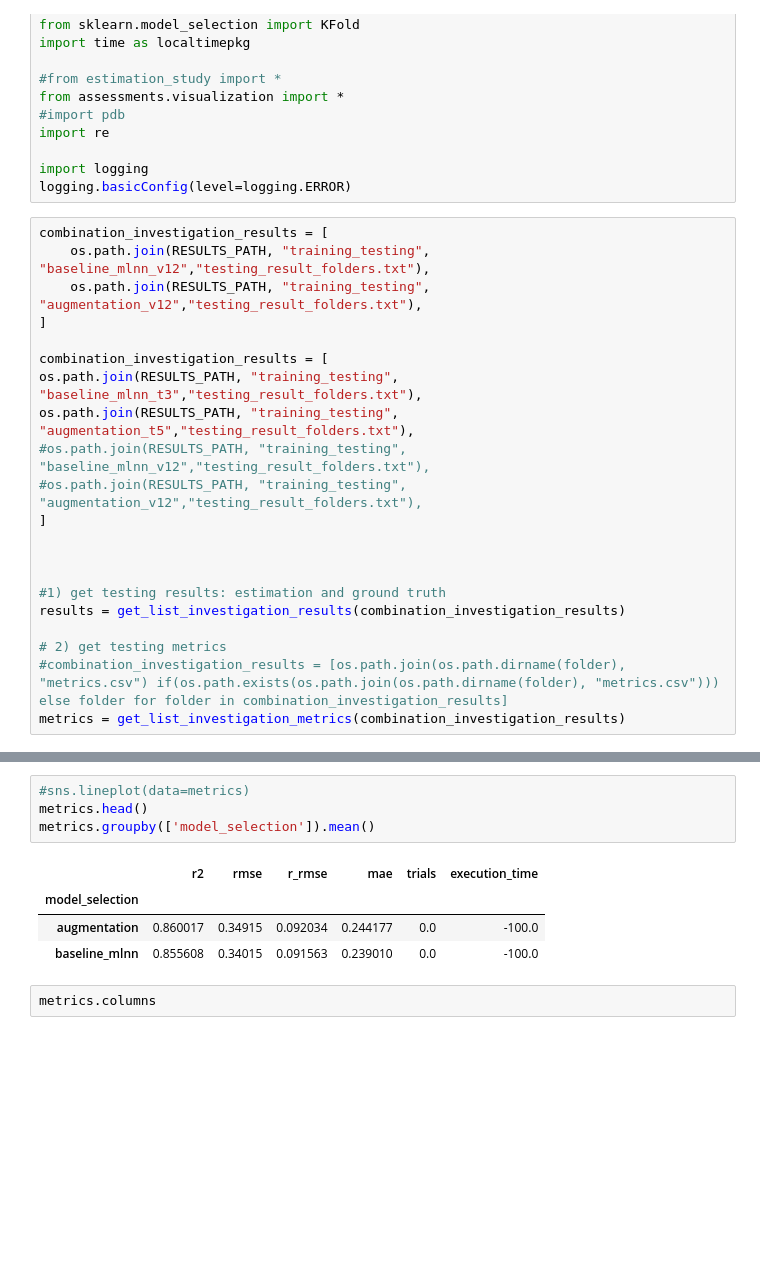
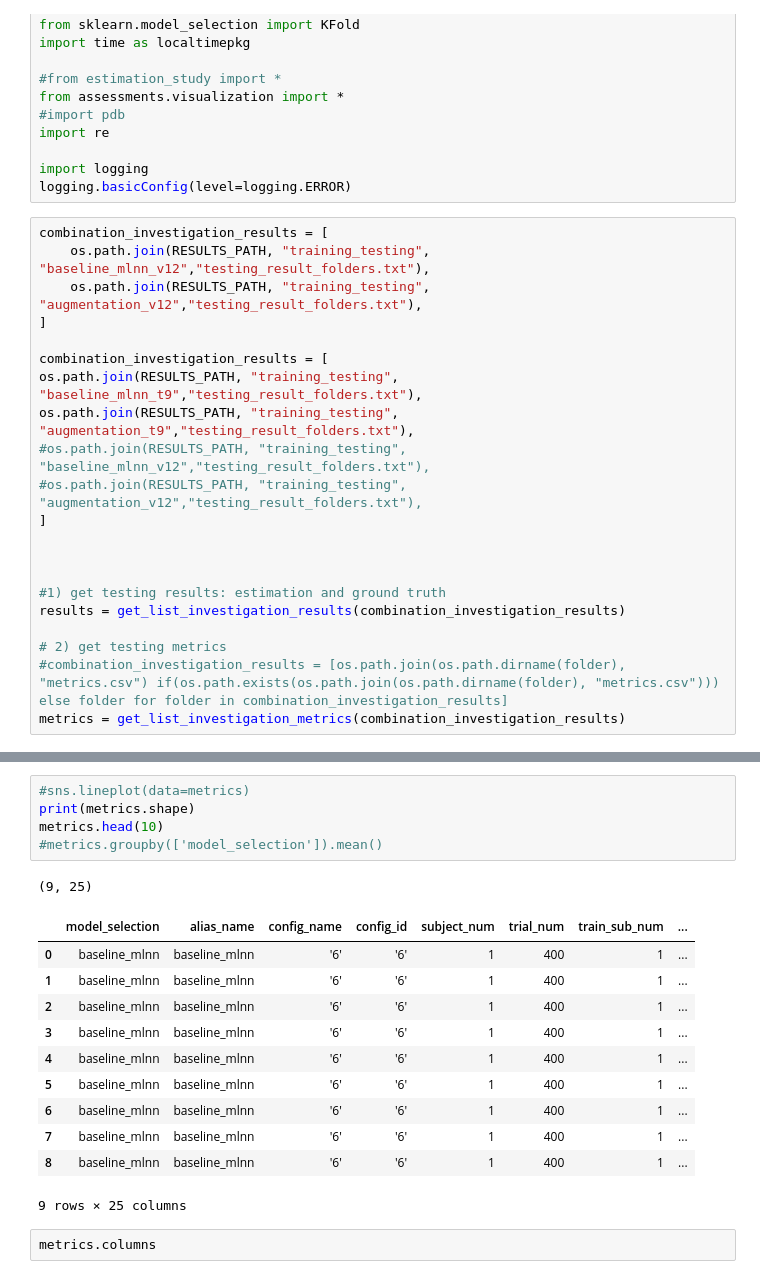
Before and after one commit to sunzhon/transfer_learning_for_droplanding, a Jupyter notebook: jupyter-lab/P6_figure_results_v2.ipynb, the cells around one changed output, grey strips where cells are left out. Cells and saved outputs as stored; diff of their text form; blank space fills up the shorter version.

```diff
--- a/jupyter-lab/P6_figure_results_v2.ipynb
+++ b/jupyter-lab/P6_figure_results_v2.ipynb
@@ -39,8 +39,8 @@ combination_investigation_results = [
 ]
 
 combination_investigation_results = [
-os.path.join(RESULTS_PATH, "training_testing", "baseline_mlnn_t3","testing_result_folders.txt"),
-os.path.join(RESULTS_PATH, "training_testing", "augmentation_t5","testing_result_folders.txt"),
+os.path.join(RESULTS_PATH, "training_testing", "baseline_mlnn_t9","testing_result_folders.txt"),
+os.path.join(RESULTS_PATH, "training_testing", "augmentation_t9","testing_result_folders.txt"),
 #os.path.join(RESULTS_PATH, "training_testing", "baseline_mlnn_v12","testing_result_folders.txt"),
 #os.path.join(RESULTS_PATH, "training_testing", "augmentation_v12","testing_result_folders.txt"),
 ]
@@ -80,12 +80,21 @@ plt.show()
 # %%
 #sns.lineplot(data=metrics)
-metrics.head()
-metrics.groupby(['model_selection']).mean()
+print(metrics.shape)
+metrics.head(10)
+#metrics.groupby(['model_selection']).mean()
 # %% [output]
+(9, 25)
-|  | r2 | rmse | r_rmse | mae | trials | execution_time |
-| model_selection |  |  |  |  |  |  |
-| augmentation | 0.860017 | 0.34915 | 0.092034 | 0.244177 | 0.0 | -100.0 |
-| baseline_mlnn | 0.855608 | 0.34015 | 0.091563 | 0.239010 | 0.0 | -100.0 |
+|  | model_selection | alias_name | config_name | config_id | subject_num | trial_num | train_sub_num | ... |
+| 0 | baseline_mlnn | baseline_mlnn | '6' | '6' | 1 | 400 | 1 | ... |
+| 1 | baseline_mlnn | baseline_mlnn | '6' | '6' | 1 | 400 | 1 | ... |
+| 2 | baseline_mlnn | baseline_mlnn | '6' | '6' | 1 | 400 | 1 | ... |
+| 3 | baseline_mlnn | baseline_mlnn | '6' | '6' | 1 | 400 | 1 | ... |
+| 4 | baseline_mlnn | baseline_mlnn | '6' | '6' | 1 | 400 | 1 | ... |
+| 5 | baseline_mlnn | baseline_mlnn | '6' | '6' | 1 | 400 | 1 | ... |
+| 6 | baseline_mlnn | baseline_mlnn | '6' | '6' | 1 | 400 | 1 | ... |
+| 7 | baseline_mlnn | baseline_mlnn | '6' | '6' | 1 | 400 | 1 | ... |
+| 8 | baseline_mlnn | baseline_mlnn | '6' | '6' | 1 | 400 | 1 | ... |
+9 rows × 25 columns
 # %%
 metrics.columns
 # %% [output]
```
Also changed, not shown: parts of 2 cells of this notebook, 5 other files.
